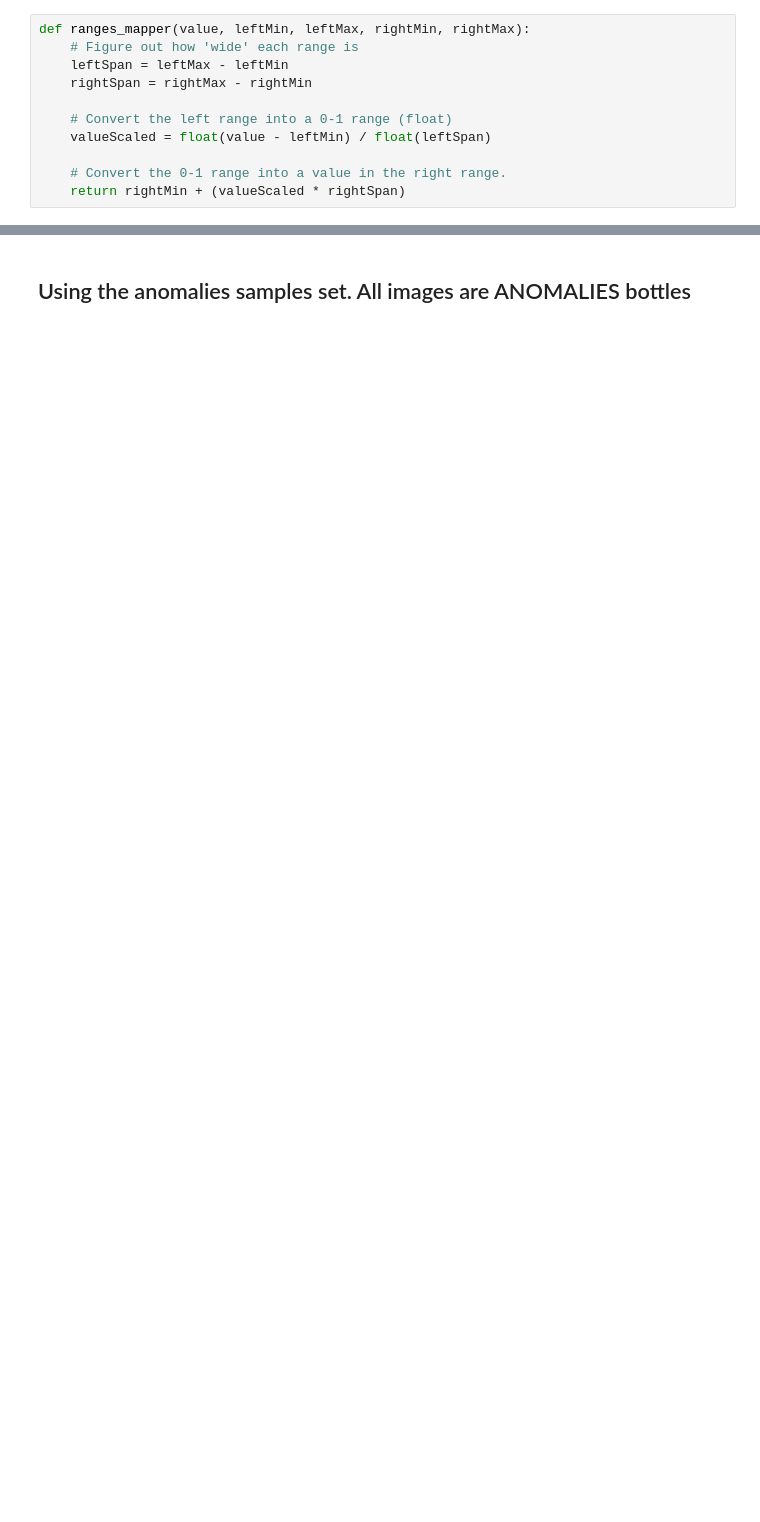
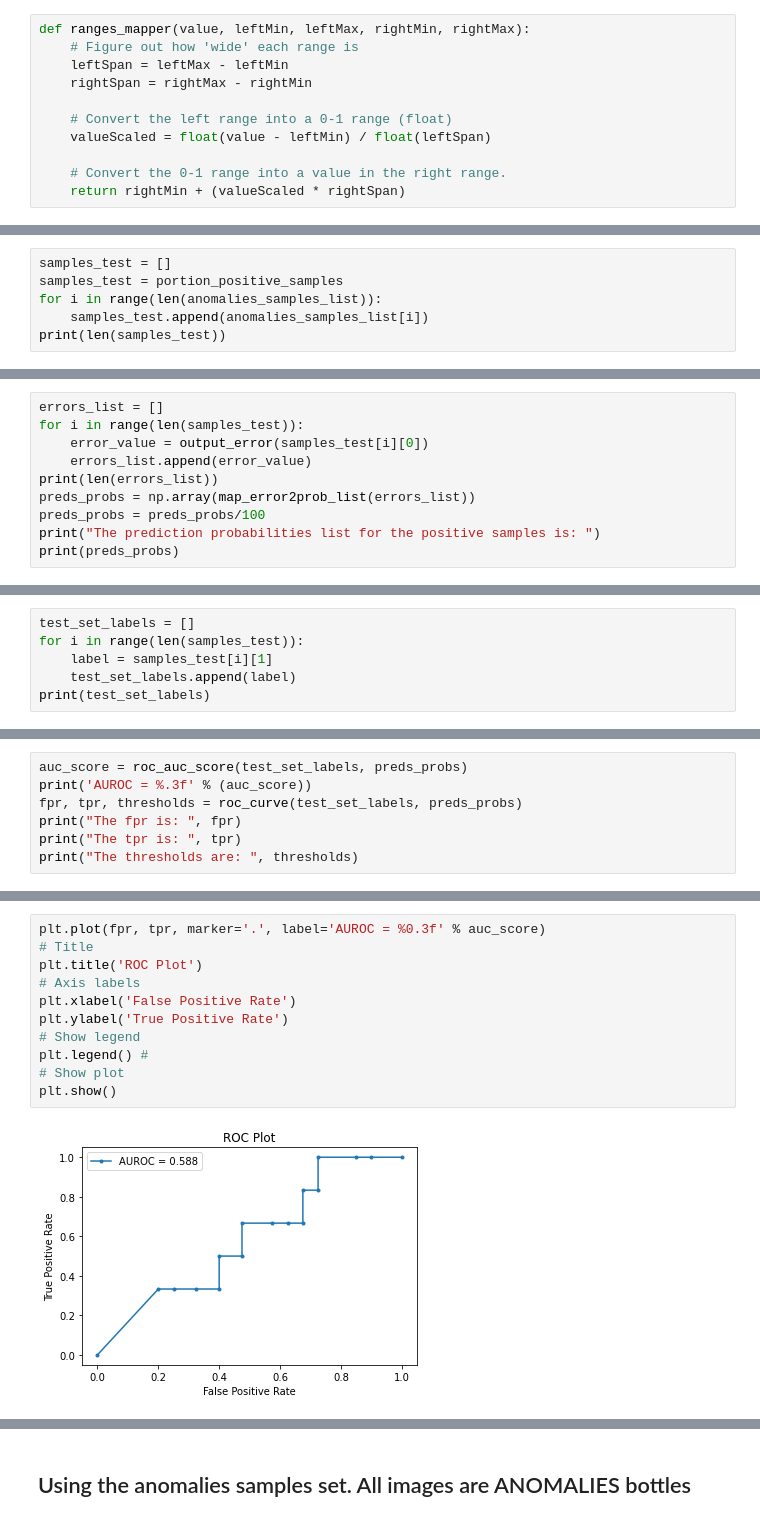
Before and after one commit to AlexCC93/BottlesAnomalies_TFM, a Jupyter notebook: TFM_Autoencoder/InHomeLaptop_short.ipynb, the cells around one changed output, grey strips where cells are left out. Saved outputs shown, nothing was run; the diff lists cells and outputs as text; blank space fills up the shorter version.

Commit message:
Completed tests on ROC curve

```diff
--- a/TFM_Autoencoder/InHomeLaptop_short.ipynb
+++ b/TFM_Autoencoder/InHomeLaptop_short.ipynb
@@ -976,0 +1032,6 @@ def check_anomaly(img_path):
+# %%
+samples_test = []
+samples_test = portion_positive_samples
+for i in range(len(anomalies_samples_list)):
+    samples_test.append(anomalies_samples_list[i])
+print(len(samples_test))
@@ -976,0 +1042,10 @@ def check_anomaly(img_path):
+# %%
+errors_list = []
+for i in range(len(samples_test)):
+    error_value = output_error(samples_test[i][0])
+    errors_list.append(error_value)
+print(len(errors_list))
+preds_probs = np.array(map_error2prob_list(errors_list))
+preds_probs = preds_probs/100
+print("The prediction probabilities list for the positive samples is: ")
+print(preds_probs)
@@ -976,0 +1079,6 @@ def check_anomaly(img_path):
+# %%
+test_set_labels = []
+for i in range(len(samples_test)):
+    label = samples_test[i][1]
+    test_set_labels.append(label)
+print(test_set_labels)
@@ -976,0 +1087,7 @@ def check_anomaly(img_path):
+# %%
+auc_score = roc_auc_score(test_set_labels, preds_probs)
+print('AUROC = %.3f' % (auc_score))
+fpr, tpr, thresholds = roc_curve(test_set_labels, preds_probs)
+print("The fpr is: ", fpr)
+print("The tpr is: ", tpr)
+print("The thresholds are: ", thresholds)
@@ -976,0 +1104,13 @@ def check_anomaly(img_path):
+# %%
+plt.plot(fpr, tpr, marker='.', label='AUROC = %0.3f' % auc_score)
+# Title
+plt.title('ROC Plot')
+# Axis labels
+plt.xlabel('False Positive Rate')
+plt.ylabel('True Positive Rate')
+# Show legend
+plt.legend() #
+# Show plot
+plt.show()
+# %% [output]
+[figure, added]
```
Also changed, not shown: parts of 50 cells of this notebook, 1 other file.
